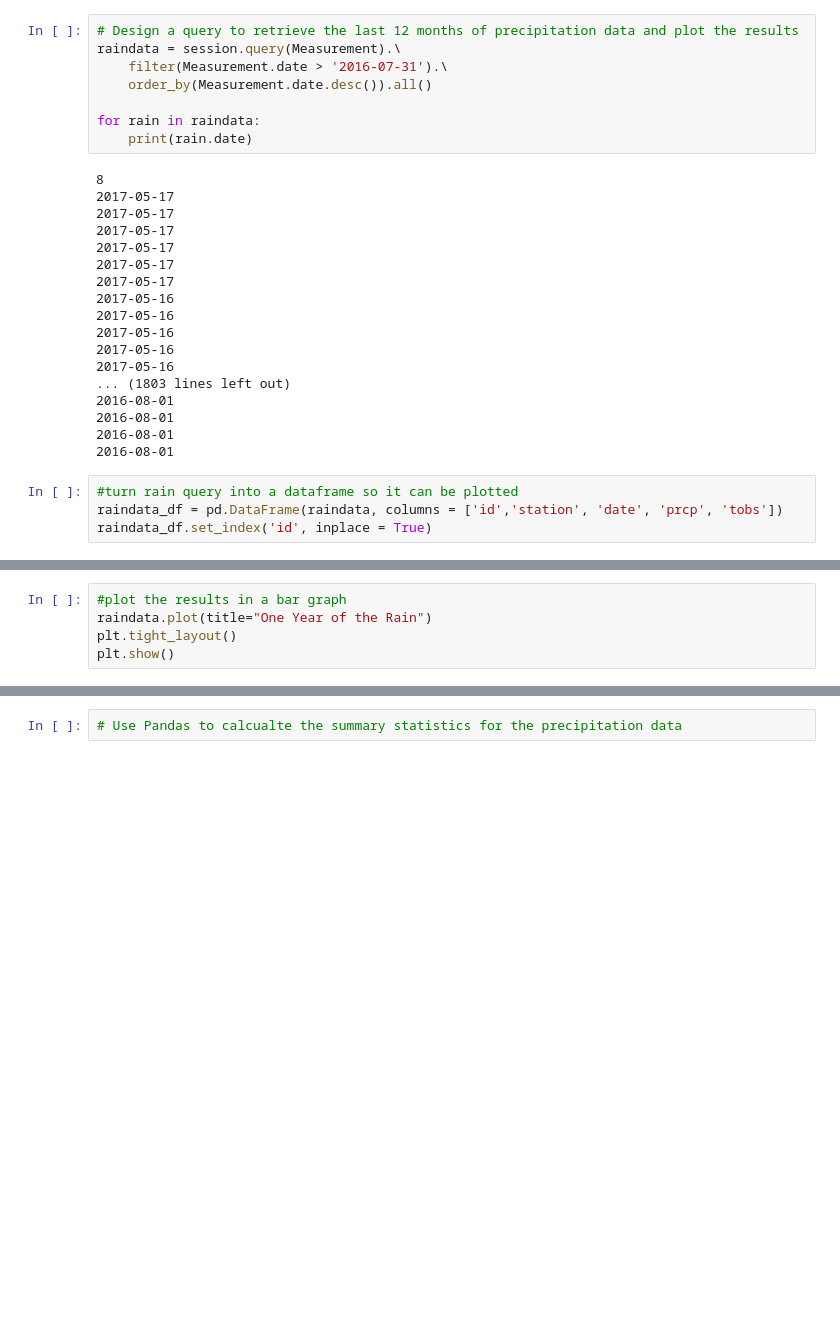
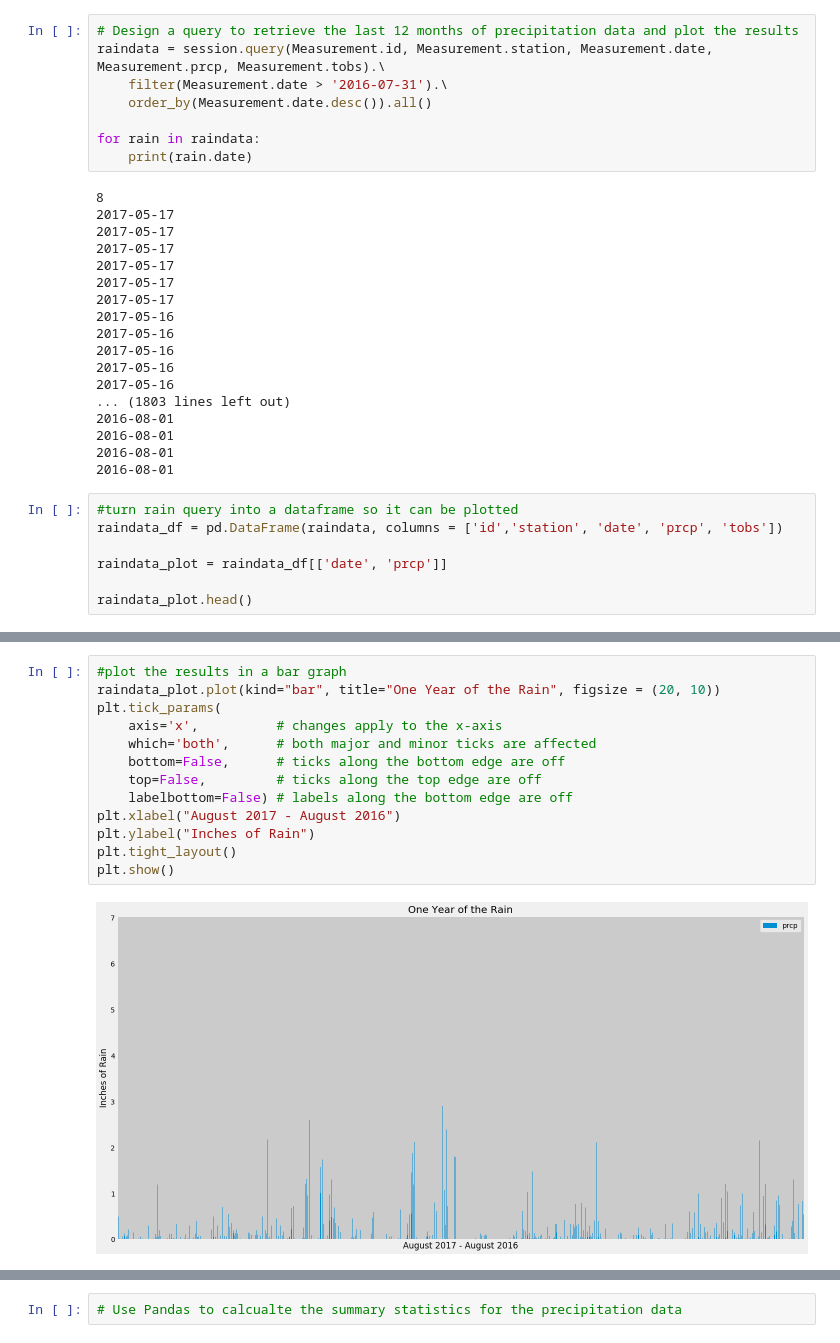
Before and after one commit to JKx2020/sqlalchemy-challenge, a Jupyter notebook: climate_starter.ipynb, the cells around one changed output, grey strips where cells are left out. Drawn from its saved outputs; the diff is of its cells as text; blank space fills up the shorter version.

Commit message:
rain plot

```diff
--- a/climate_starter.ipynb
+++ b/climate_starter.ipynb
@@ -93,7 +93,7 @@ session.query(func.count(Measurement.date)).all()
 [(19550)]
 # %%
 # Design a query to retrieve the last 12 months of precipitation data and plot the results
-raindata = session.query(Measurement).\
+raindata = session.query(Measurement.id, Measurement.station, Measurement.date, Measurement.prcp, Measurement.tobs).\
     filter(Measurement.date > '2016-07-31').\
     order_by(Measurement.date.desc()).all()
 
@@ -120,5 +120,8 @@ for rain in raindata:
 # %%
 #turn rain query into a dataframe so it can be plotted
 raindata_df = pd.DataFrame(raindata, columns = ['id','station', 'date', 'prcp', 'tobs'])
-raindata_df.set_index('id', inplace = True)
+
+raindata_plot = raindata_df[['date', 'prcp']]
+
+raindata_plot.head()
 # %% [output]
@@ -126,8 +134,18 @@ ValueError: Shape of passed values is (2372, 1), indices imply (2372, 5)
-# %%
-#plot the results in a bar graph
-raindata.plot(title="One Year of the Rain")
-plt.tight_layout()
-plt.show()
+# %%
+#plot the results in a bar graph
+raindata_plot.plot(kind="bar", title="One Year of the Rain", figsize = (20, 10))
+plt.tick_params(
+    axis='x',          # changes apply to the x-axis
+    which='both',      # both major and minor ticks are affected
+    bottom=False,      # ticks along the bottom edge are off
+    top=False,         # ticks along the top edge are off
+    labelbottom=False) # labels along the bottom edge are off
+plt.xlabel("August 2017 - August 2016")
+plt.ylabel("Inches of Rain")
+plt.tight_layout()
+plt.show()
+# %% [output]
+[figure, added]
 # %% [markdown]
 ![precipitation](Images/precipitation.png)
 # %%
```
Also changed, not shown: parts of 1 cell of this notebook.
